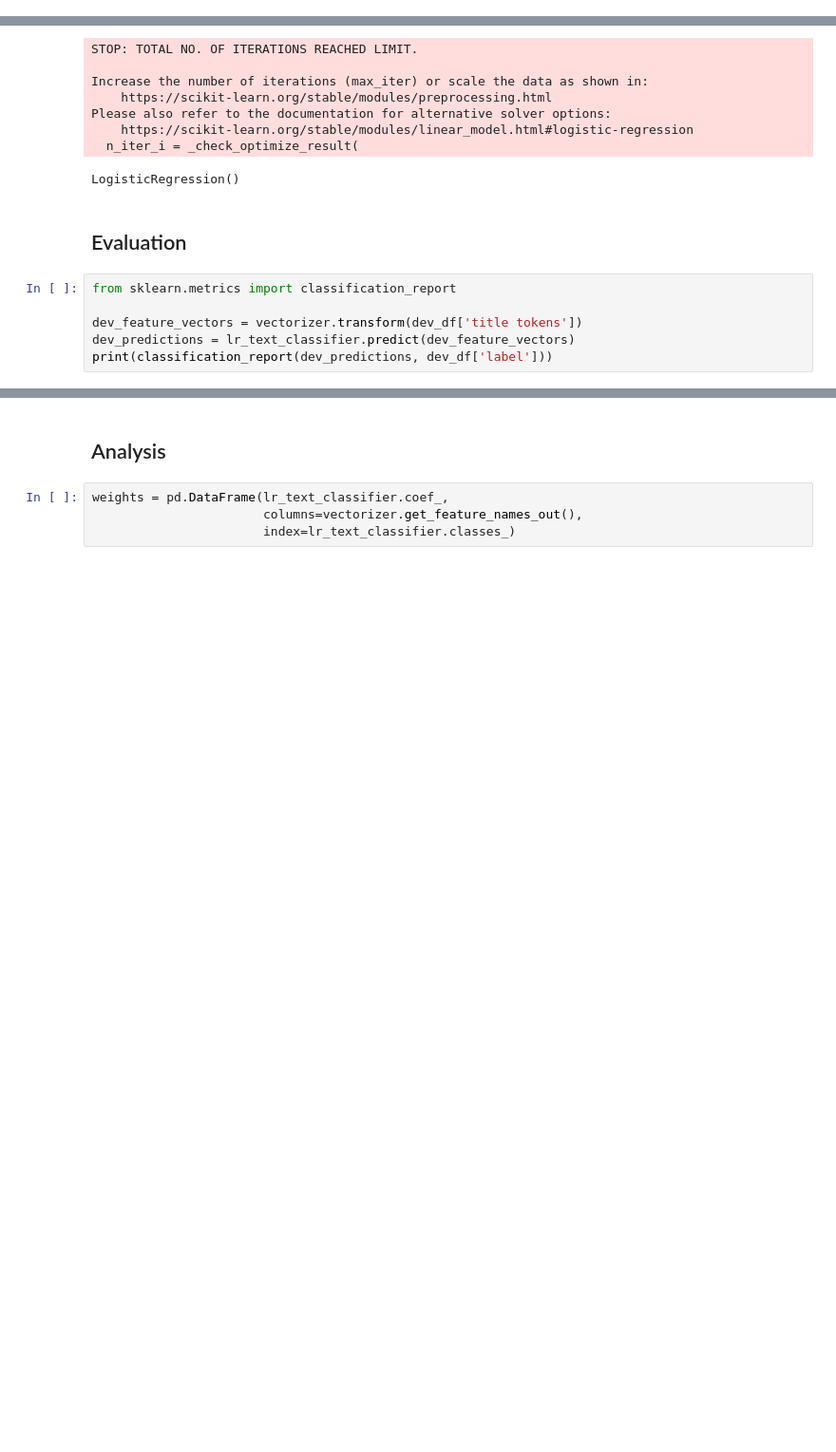
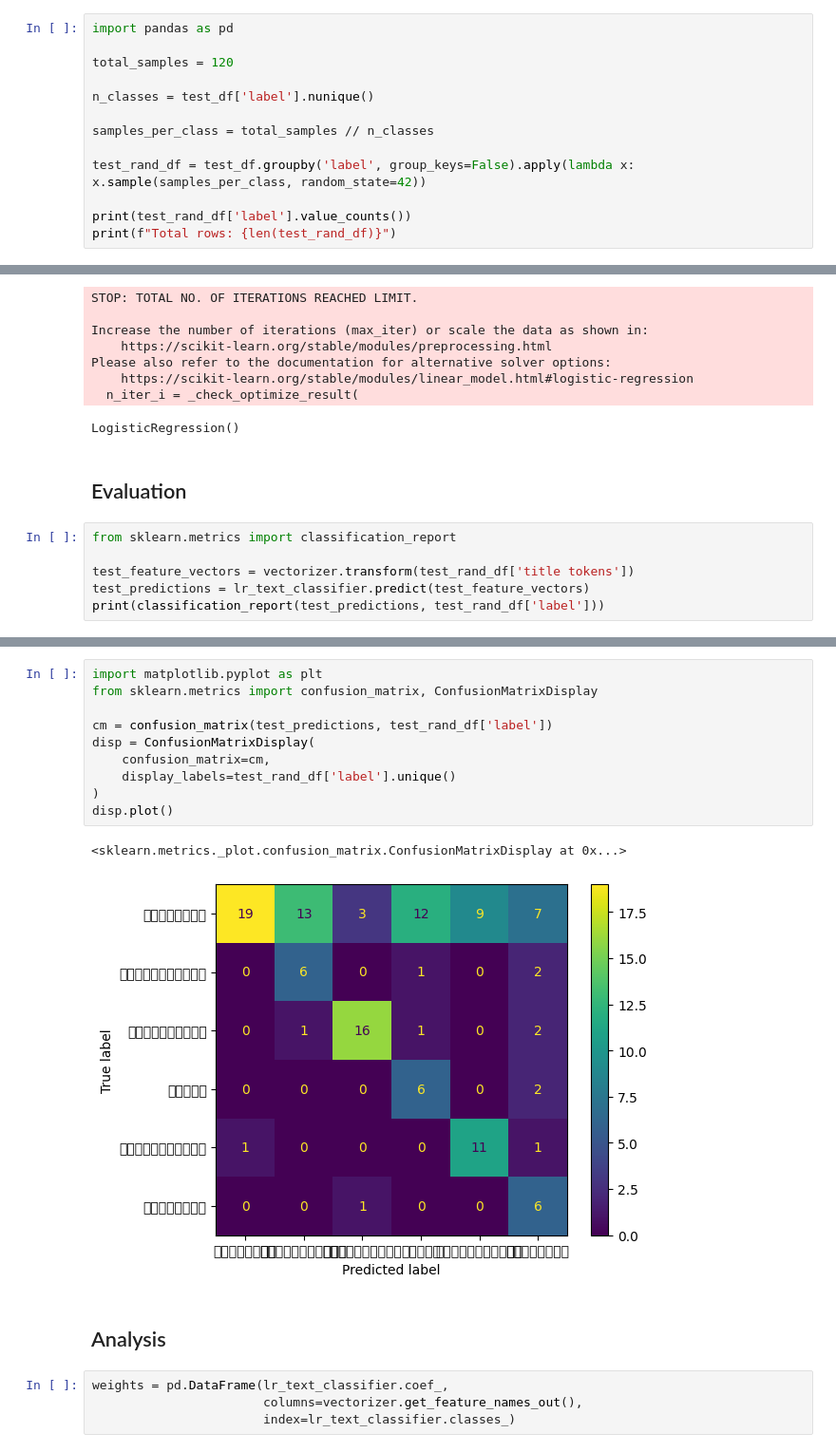
Before and after one commit to oransom48/CU-CompLing-Assignments, a Jupyter notebook: PA1 Text classification/model_comparison.ipynb, the cells around one changed output, grey strips where cells are left out. Shown at 95% size. Cells and saved outputs as stored; diff of their text form; blank space fills up the shorter version.

```diff
--- a/PA1 Text classification/model_comparison.ipynb
+++ b/PA1 Text classification/model_comparison.ipynb
@@ -139,0 +159,13 @@ vectorizer.vocabulary_
+# %%
+import pandas as pd
+
+total_samples = 120
+
+n_classes = test_df['label'].nunique()
+
+samples_per_class = total_samples // n_classes
+
+test_rand_df = test_df.groupby('label', group_keys=False).apply(lambda x: x.sample(samples_per_class, random_state=42))
+
+print(test_rand_df['label'].value_counts())
+print(f"Total rows: {len(test_rand_df)}")
@@ -158,9 +209,9 @@ LogisticRegression()
 # %%
 from sklearn.metrics import classification_report
 
-dev_feature_vectors = vectorizer.transform(dev_df['title tokens'])
-dev_predictions = lr_text_classifier.predict(dev_feature_vectors)
-print(classification_report(dev_predictions, dev_df['label']))
+test_feature_vectors = vectorizer.transform(test_rand_df['title tokens'])
+test_predictions = lr_text_classifier.predict(test_feature_vectors)
+print(classification_report(test_predictions, test_rand_df['label']))
 # %% [output]
               precision    recall  f1-score   support
 
@@ -177,3 +228,16 @@ weighted avg       0.85      0.81      0.83      4736
+# %%
+import matplotlib.pyplot as plt
+from sklearn.metrics import confusion_matrix, ConfusionMatrixDisplay
+
+cm = confusion_matrix(test_predictions, test_rand_df['label'])
+disp = ConfusionMatrixDisplay(
+    confusion_matrix=cm,
+    display_labels=test_rand_df['label'].unique()
+)
+disp.plot()
+# %% [output]
+<sklearn.metrics._plot.confusion_matrix.ConfusionMatrixDisplay at 0x...>
+[figure, added]
 # %% [markdown]
 ## Analysis
 # %%
```
Also changed, not shown: parts of 18 cells of this notebook.
